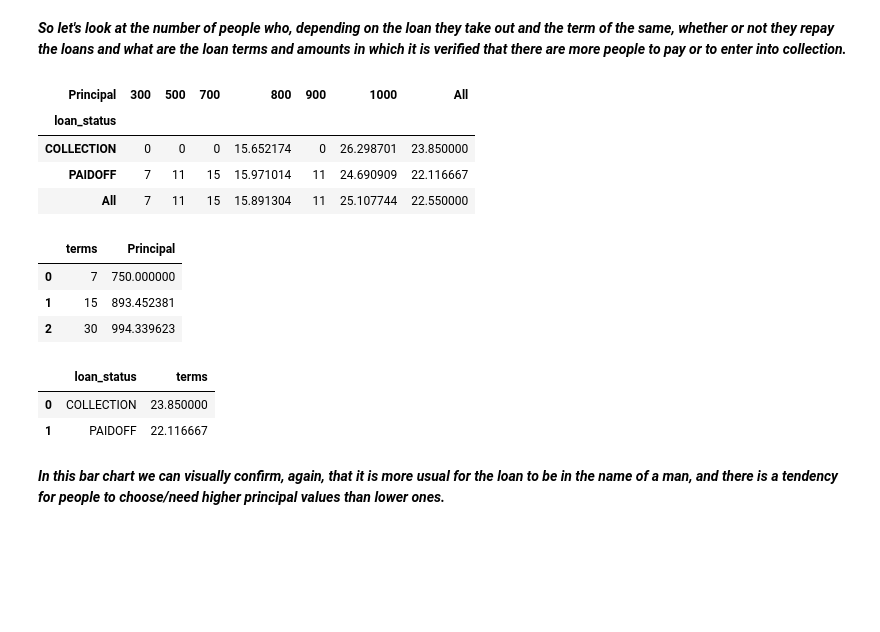
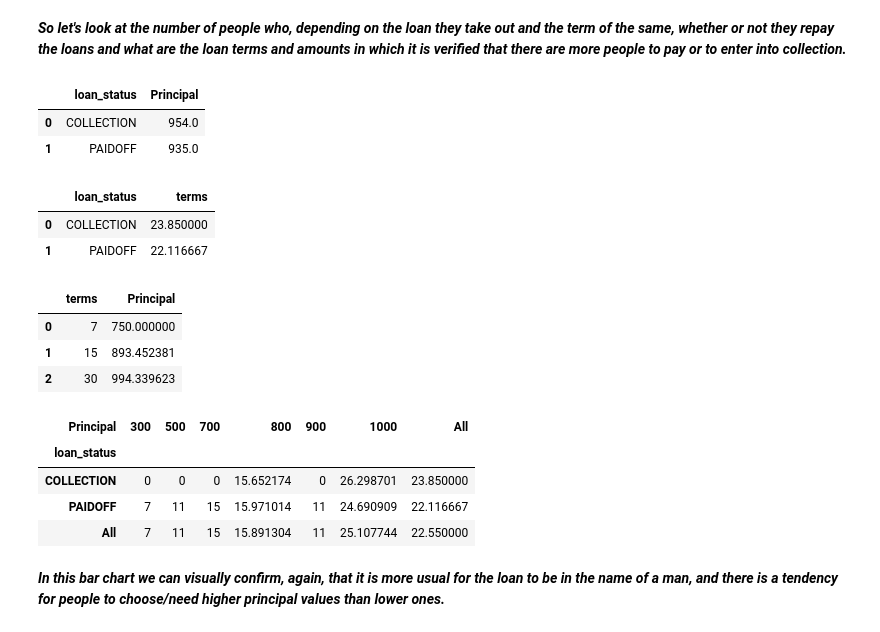
Before and after one commit to ThatPoter/Bank-Loan-Classifier, a Jupyter notebook: LoansStatusClassification(v1).ipynb, the cells around one changed output. Cells and saved outputs as stored; diff of their text form; code cells hidden in the pictures; blank space fills up the shorter version.

```diff
--- a/LoansStatusClassification(v1).ipynb
+++ b/LoansStatusClassification(v1).ipynb
@@ -232,3 +248,22 @@ plt.show()
 # %% [markdown]
 ***So let's look at the number of people who, depending on the loan they take out and the term of the same, whether or not they repay the loans and what are the loan terms and amounts in which it is verified that there are more people to pay or to enter into collection.***
+# %%
+df[["loan_status", "Principal"]].groupby(["loan_status"], as_index=False).mean()
+# %% [output]
+|  | loan_status | Principal |
+| 0 | COLLECTION | 954.0 |
+| 1 | PAIDOFF | 935.0 |
+# %%
+df[["loan_status", "terms"]].groupby(["loan_status"], as_index=False).mean()
+# %% [output]
+|  | loan_status | terms |
+| 0 | COLLECTION | 23.850000 |
+| 1 | PAIDOFF | 22.116667 |
+# %%
+df[["terms", "Principal"]].groupby(["terms"], as_index=False).mean()
+# %% [output]
+|  | terms | Principal |
+| 0 | 7 | 750.000000 |
+| 1 | 15 | 893.452381 |
+| 2 | 30 | 994.339623 |
 # %%
@@ -239,19 +276,6 @@ df.pivot_table(values="terms", index="loan_status", columns="Principal", fill_va
 | COLLECTION | 0 | 0 | 0 | 15.652174 | 0 | 26.298701 | 23.850000 |
 | PAIDOFF | 7 | 11 | 15 | 15.971014 | 11 | 24.690909 | 22.116667 |
 | All | 7 | 11 | 15 | 15.891304 | 11 | 25.107744 | 22.550000 |
-# %%
-df[["terms", "Principal"]].groupby(['terms'], as_index=False).mean()
-# %% [output]
-|  | terms | Principal |
-| 0 | 7 | 750.000000 |
-| 1 | 15 | 893.452381 |
-| 2 | 30 | 994.339623 |
-# %%
-df[["loan_status", "terms"]].groupby(['loan_status'], as_index=False).mean()
-# %% [output]
-|  | loan_status | terms |
-| 0 | COLLECTION | 23.850000 |
-| 1 | PAIDOFF | 22.116667 |
 # %% [markdown]
 ***In this bar chart we can visually confirm, again, that it is more usual for the loan to be in the name of a man, and there is a tendency for people to choose/need higher principal values than lower ones.***
 # %%
```
Also changed, not shown: parts of 40 cells of this notebook.
